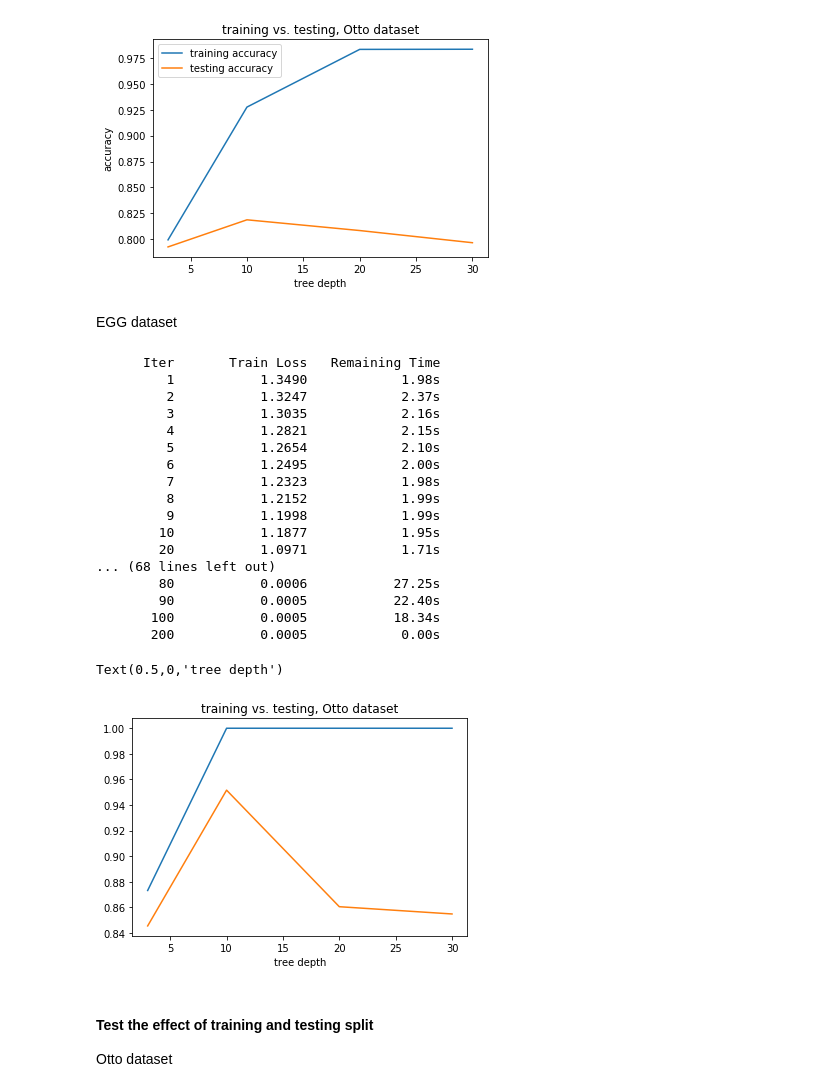
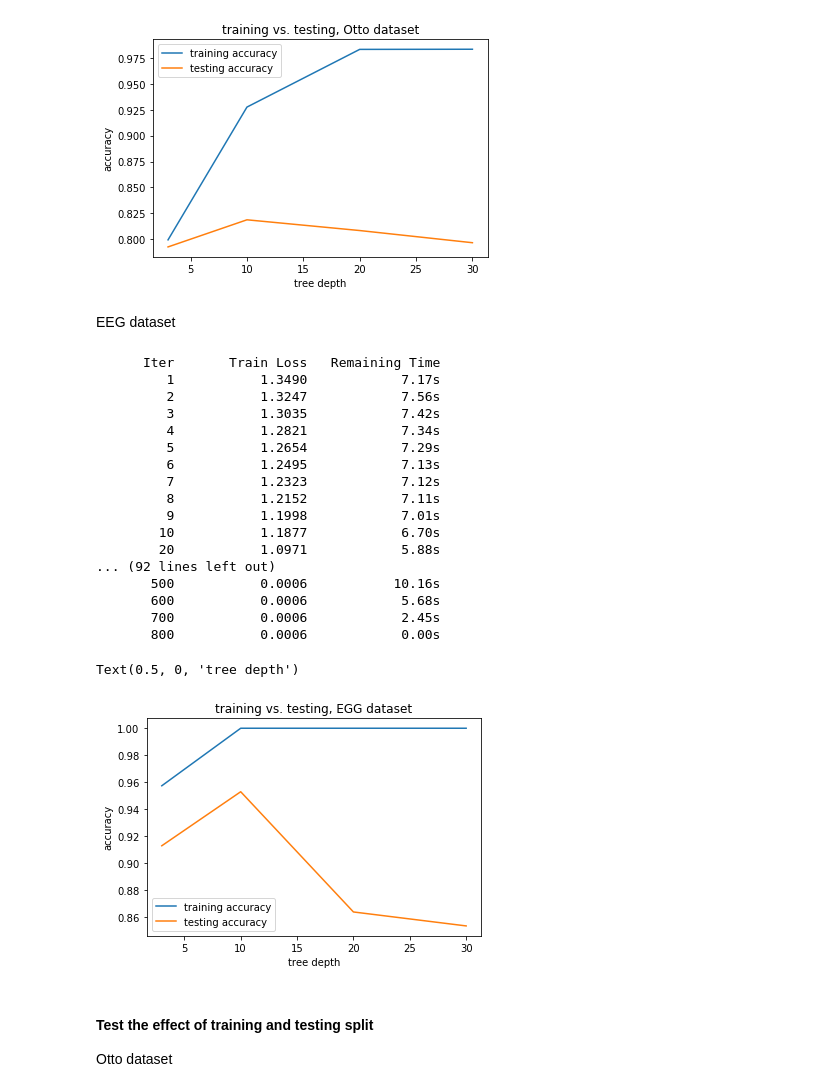
Before and after one commit to cliffrunner/Machine_Learning, a Jupyter notebook: HW1/HW1.ipynb, the cells around one changed output. Drawn from its saved outputs; the diff is of its cells as text; code cells hidden in the pictures.

```diff
--- a/HW1/HW1.ipynb
+++ b/HW1/HW1.ipynb
@@ -461,48 +460,48 @@ plt.xlabel("tree depth")
 Text(0.5,0,'tree depth')
 [figure]
 # %% [markdown]
-EGG dataset
+EEG dataset
 # %%
 # analyse effect of max_depth
-# EGG
-RANDOM_SEED = 216
+# EEG
+RANDOM_SEED = 200
 depth_list = [3,10,20,30]
 train_acc, test_acc = [], []
 for depth in depth_list:
-    GBoost2 = GradientBoostingClassifier(n_estimators=200,
+    GBoost2 = GradientBoostingClassifier(n_estimators=800,
                                        max_depth=depth,
                                        random_state=RANDOM_SEED,
                                        verbose=1,
                                        )
     GBoost2.fit(Xtrain2, ytrain2)
     train_acc.append(accuracy_score(ytrain2, GBoost2.predict(Xtrain2)))
     test_acc.append(accuracy_score(ytest2, GBoost2.predict(Xtest2)))
 plt.plot(depth_list, train_acc, label="training accuracy")
 plt.plot(depth_list, test_acc, label="testing accuracy")
-plt.title("training vs. testing, EGG dataset")
+plt.title("training vs. testing, EEG dataset")
 plt.ylabel("accuracy")
 plt.legend()
 plt.xlabel("tree depth")
 # %% [output]
       Iter       Train Loss   Remaining Time
-         1           1.3490            1.98s
-         2           1.3247            2.37s
-         3           1.3035            2.16s
-         4           1.2821            2.15s
-         5           1.2654            2.10s
-         6           1.2495            2.00s
-         7           1.2323            1.98s
-         8           1.2152            1.99s
-         9           1.1998            1.99s
-        10           1.1877            1.95s
-        20           1.0971            1.71s
-... (68 lines left out)
-        80           0.0006           27.25s
-        90           0.0005           22.40s
-       100           0.0005           18.34s
-       200           0.0005            0.00s
+         1           1.3490            7.17s
+         2           1.3247            7.56s
+         3           1.3035            7.42s
+         4           1.2821            7.34s
+         5           1.2654            7.29s
+         6           1.2495            7.13s
+         7           1.2323            7.12s
+         8           1.2152            7.11s
+         9           1.1998            7.01s
+        10           1.1877            6.70s
+        20           1.0971            5.88s
+... (92 lines left out)
+       500           0.0006           10.16s
+       600           0.0006            5.68s
+       700           0.0006            2.45s
+       800           0.0006            0.00s
-Text(0.5,0,'tree depth')
+Text(0.5, 0, 'tree depth')
-[figure, old version]
+[figure, new version]
 # %% [markdown]
 #### Test the effect of training and testing split
 Otto dataset
```
Also changed, not shown: parts of 24 cells of this notebook, 4 other files.
